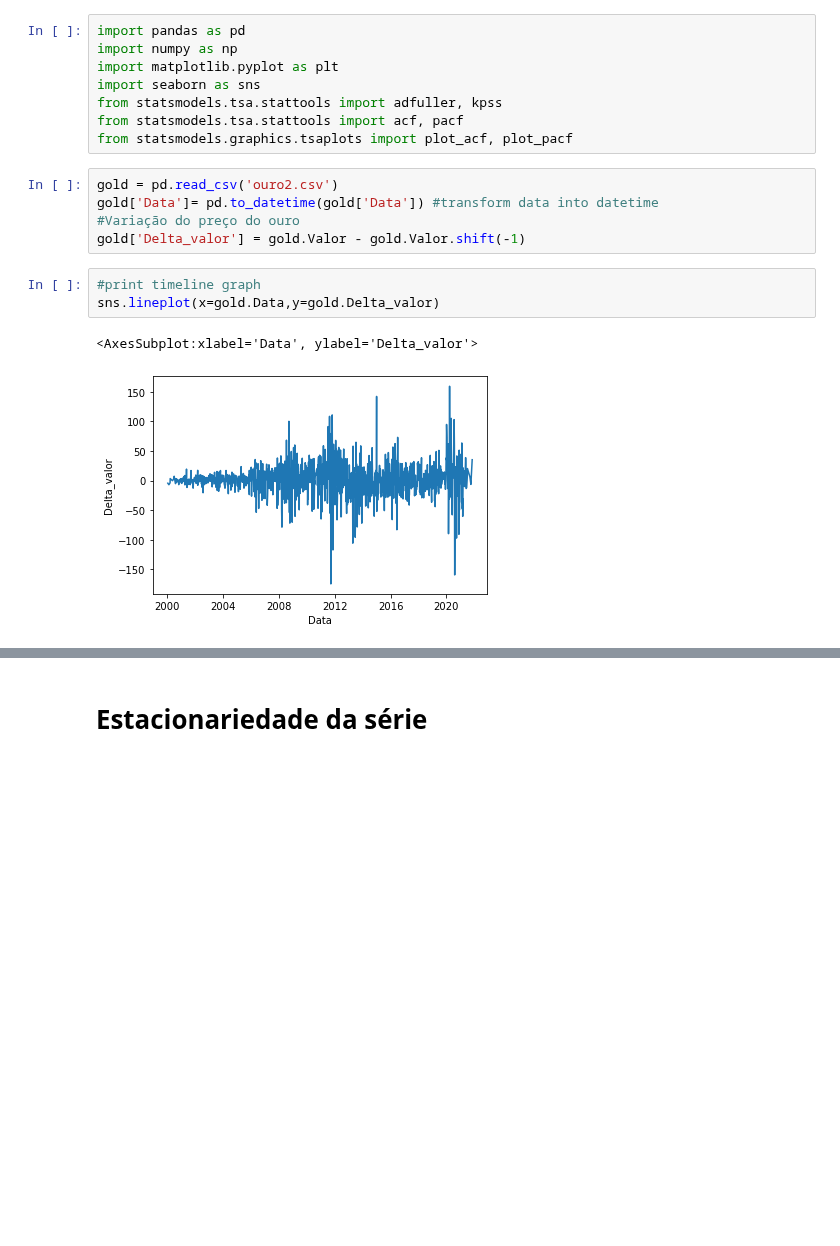
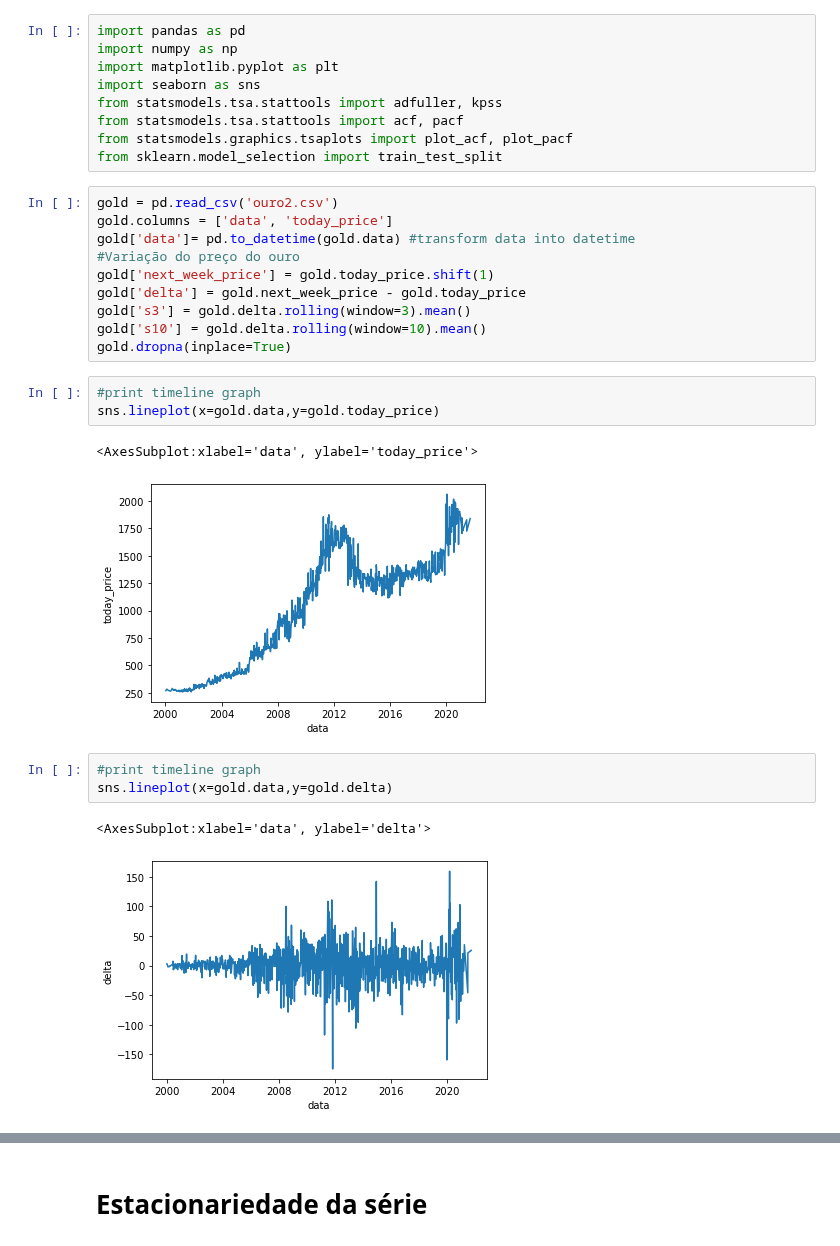
Before and after one commit to andisantos/MO431-432, a Jupyter notebook: MO432/T3/yan_note.ipynb, the cells around one changed output, grey strips where cells are left out. Saved outputs shown, nothing was run; the diff lists cells and outputs as text; blank space fills up the shorter version.

```diff
--- a/MO432/T3/yan_note.ipynb
+++ b/MO432/T3/yan_note.ipynb
@@ -6,14 +6,26 @@ import seaborn as sns
 from statsmodels.tsa.stattools import adfuller, kpss
 from statsmodels.tsa.stattools import acf, pacf
 from statsmodels.graphics.tsaplots import plot_acf, plot_pacf
+from sklearn.model_selection import train_test_split
 # %%
 gold = pd.read_csv('ouro2.csv')
-gold['Data']= pd.to_datetime(gold['Data']) #transform data into datetime
+gold.columns = ['data', 'today_price']
+gold['data']= pd.to_datetime(gold.data) #transform data into datetime
 #Variação do preço do ouro
-gold['Delta_valor'] = gold.Valor - gold.Valor.shift(-1)
+gold['next_week_price'] = gold.today_price.shift(1)
+gold['delta'] = gold.next_week_price - gold.today_price
+gold['s3'] = gold.delta.rolling(window=3).mean()
+gold['s10'] = gold.delta.rolling(window=10).mean()
+gold.dropna(inplace=True)
+# %%
+#print timeline graph
+sns.lineplot(x=gold.data,y=gold.today_price)
+# %% [output]
+<AxesSubplot:xlabel='data', ylabel='today_price'>
+[figure, added]
 # %%
 #print timeline graph
-sns.lineplot(x=gold.Data,y=gold.Delta_valor)
+sns.lineplot(x=gold.data,y=gold.delta)
 # %% [output]
-<AxesSubplot:xlabel='Data', ylabel='Delta_valor'>
+<AxesSubplot:xlabel='data', ylabel='delta'>
-[figure, old version]
+[figure, new version]
```
Also changed, not shown: parts of 10 cells of this notebook.
